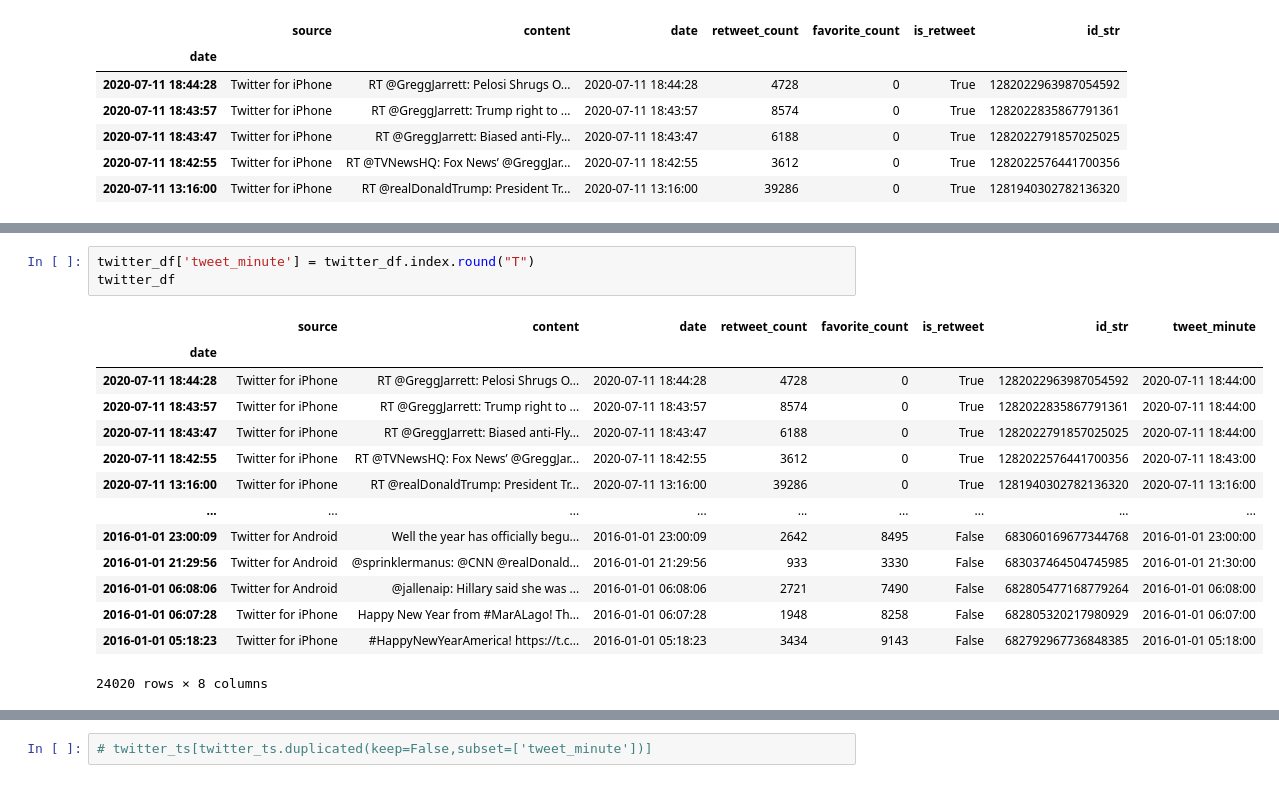
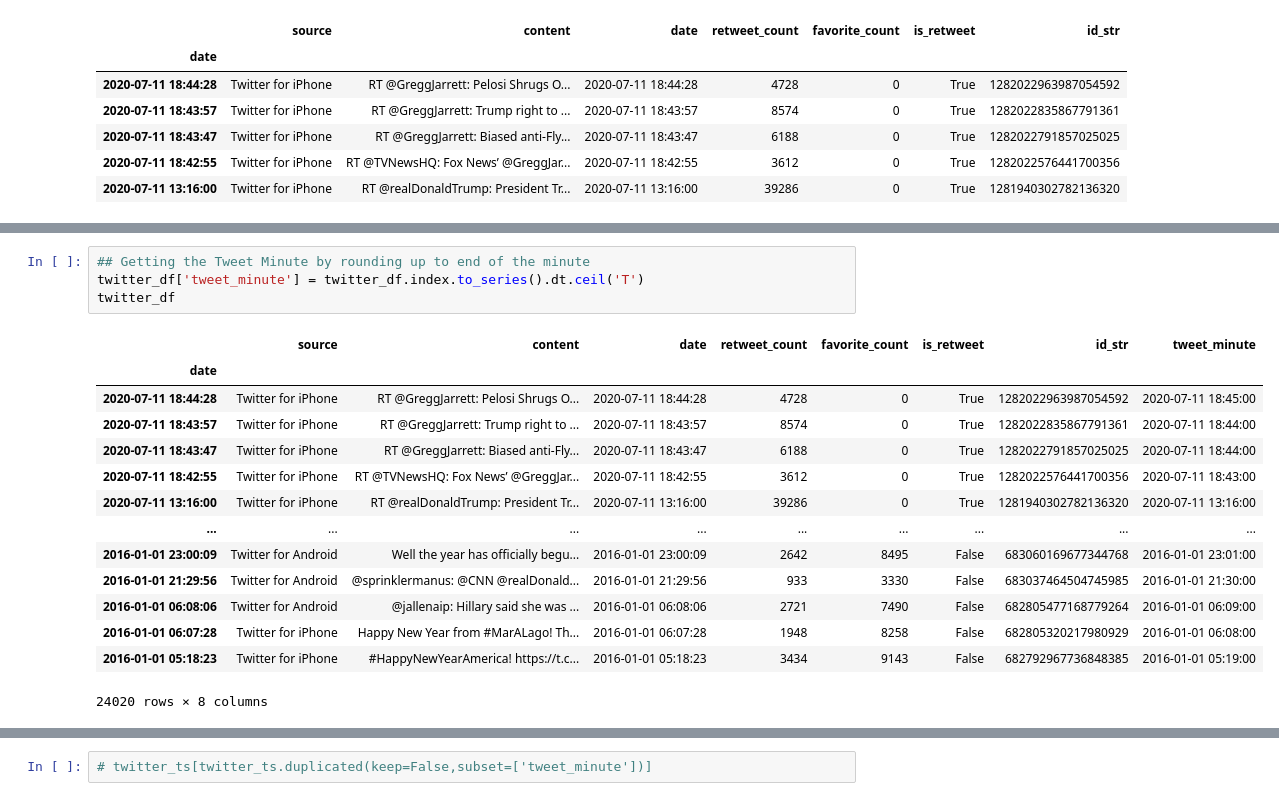
Before and after one commit to jirvingphd/capstone-project-using-trumps-tweets-to-predict-stock-market, a Jupyter notebook: Capstone_Adapted-v2-WIP.ipynb, the cells around one changed output, grey strips where cells are left out. Cells and saved outputs as stored; diff of their text form.

```diff
--- a/Capstone_Adapted-WIP.ipynb
+++ b/Capstone_Adapted-v2-WIP.ipynb
@@ -327,23 +262,24 @@ DatetimeIndex(['2009-09-28 09:30:00', '2009-09-28 09:31:00',
                '2020-07-10 15:57:00', '2020-07-10 15:58:00',
                '2020-07-10 15:59:00', '2020-07-10 16:00:00'],
               dtype='datetime64[ns]', name='datetime', length=5671111, freq='T')
-# %%
-twitter_df['tweet_minute'] = twitter_df.index.round("T")
-twitter_df
-# %% [output]
-|  | source | content | date | retweet_count | favorite_count | is_retweet | id_str | tweet_minute |
-| date |  |  |  |  |  |  |  |  |
-| 2020-07-11 18:44:28 | Twitter for iPhone | RT @GreggJarrett: Pelosi Shrugs O... | 2020-07-11 18:44:28 | 4728 | 0 | True | 1282022963987054592 | 2020-07-11 18:44:00 |
-| 2020-07-11 18:43:57 | Twitter for iPhone | RT @GreggJarrett: Trump right to ... | 2020-07-11 18:43:57 | 8574 | 0 | True | 1282022835867791361 | 2020-07-11 18:44:00 |
-| 2020-07-11 18:43:47 | Twitter for iPhone | RT @GreggJarrett: Biased anti-Fly... | 2020-07-11 18:43:47 | 6188 | 0 | True | 1282022791857025025 | 2020-07-11 18:44:00 |
-| 2020-07-11 18:42:55 | Twitter for iPhone | RT @TVNewsHQ: Fox News’ @GreggJar... | 2020-07-11 18:42:55 | 3612 | 0 | True | 1282022576441700356 | 2020-07-11 18:43:00 |
-| 2020-07-11 13:16:00 | Twitter for iPhone | RT @realDonaldTrump: President Tr... | 2020-07-11 13:16:00 | 39286 | 0 | True | 1281940302782136320 | 2020-07-11 13:16:00 |
-| ... | ... | ... | ... | ... | ... | ... | ... | ... |
-| 2016-01-01 23:00:09 | Twitter for Android | Well the year has officially begu... | 2016-01-01 23:00:09 | 2642 | 8495 | False | 683060169677344768 | 2016-01-01 23:00:00 |
-| 2016-01-01 21:29:56 | Twitter for Android | @sprinklermanus: @CNN @realDonald... | 2016-01-01 21:29:56 | 933 | 3330 | False | 683037464504745985 | 2016-01-01 21:30:00 |
-| 2016-01-01 06:08:06 | Twitter for Android | @jallenaip: Hillary said she was ... | 2016-01-01 06:08:06 | 2721 | 7490 | False | 682805477168779264 | 2016-01-01 06:08:00 |
-| 2016-01-01 06:07:28 | Twitter for iPhone | Happy New Year from #MarALago! Th... | 2016-01-01 06:07:28 | 1948 | 8258 | False | 682805320217980929 | 2016-01-01 06:07:00 |
-| 2016-01-01 05:18:23 | Twitter for iPhone | #HappyNewYearAmerica! https://t.c... | 2016-01-01 05:18:23 | 3434 | 9143 | False | 682792967736848385 | 2016-01-01 05:18:00 |
-24020 rows × 8 columns
+# %%
+## Getting the Tweet Minute by rounding up to end of the minute
+twitter_df['tweet_minute'] = twitter_df.index.to_series().dt.ceil('T')
+twitter_df
+# %% [output]
+|  | source | content | date | retweet_count | favorite_count | is_retweet | id_str | tweet_minute |
+| date |  |  |  |  |  |  |  |  |
+| 2020-07-11 18:44:28 | Twitter for iPhone | RT @GreggJarrett: Pelosi Shrugs O... | 2020-07-11 18:44:28 | 4728 | 0 | True | 1282022963987054592 | 2020-07-11 18:45:00 |
+| 2020-07-11 18:43:57 | Twitter for iPhone | RT @GreggJarrett: Trump right to ... | 2020-07-11 18:43:57 | 8574 | 0 | True | 1282022835867791361 | 2020-07-11 18:44:00 |
+| 2020-07-11 18:43:47 | Twitter for iPhone | RT @GreggJarrett: Biased anti-Fly... | 2020-07-11 18:43:47 | 6188 | 0 | True | 1282022791857025025 | 2020-07-11 18:44:00 |
+| 2020-07-11 18:42:55 | Twitter for iPhone | RT @TVNewsHQ: Fox News’ @GreggJar... | 2020-07-11 18:42:55 | 3612 | 0 | True | 1282022576441700356 | 2020-07-11 18:43:00 |
+| 2020-07-11 13:16:00 | Twitter for iPhone | RT @realDonaldTrump: President Tr... | 2020-07-11 13:16:00 | 39286 | 0 | True | 1281940302782136320 | 2020-07-11 13:16:00 |
+| ... | ... | ... | ... | ... | ... | ... | ... | ... |
+| 2016-01-01 23:00:09 | Twitter for Android | Well the year has officially begu... | 2016-01-01 23:00:09 | 2642 | 8495 | False | 683060169677344768 | 2016-01-01 23:01:00 |
+| 2016-01-01 21:29:56 | Twitter for Android | @sprinklermanus: @CNN @realDonald... | 2016-01-01 21:29:56 | 933 | 3330 | False | 683037464504745985 | 2016-01-01 21:30:00 |
+| 2016-01-01 06:08:06 | Twitter for Android | @jallenaip: Hillary said she was ... | 2016-01-01 06:08:06 | 2721 | 7490 | False | 682805477168779264 | 2016-01-01 06:09:00 |
+| 2016-01-01 06:07:28 | Twitter for iPhone | Happy New Year from #MarALago! Th... | 2016-01-01 06:07:28 | 1948 | 8258 | False | 682805320217980929 | 2016-01-01 06:08:00 |
+| 2016-01-01 05:18:23 | Twitter for iPhone | #HappyNewYearAmerica! https://t.c... | 2016-01-01 05:18:23 | 3434 | 9143 | False | 682792967736848385 | 2016-01-01 05:19:00 |
+24020 rows × 8 columns
 # %%
 ## Get a Rounded version of the tweet time stamps
```
Also changed, not shown: parts of 27 cells of this notebook.
